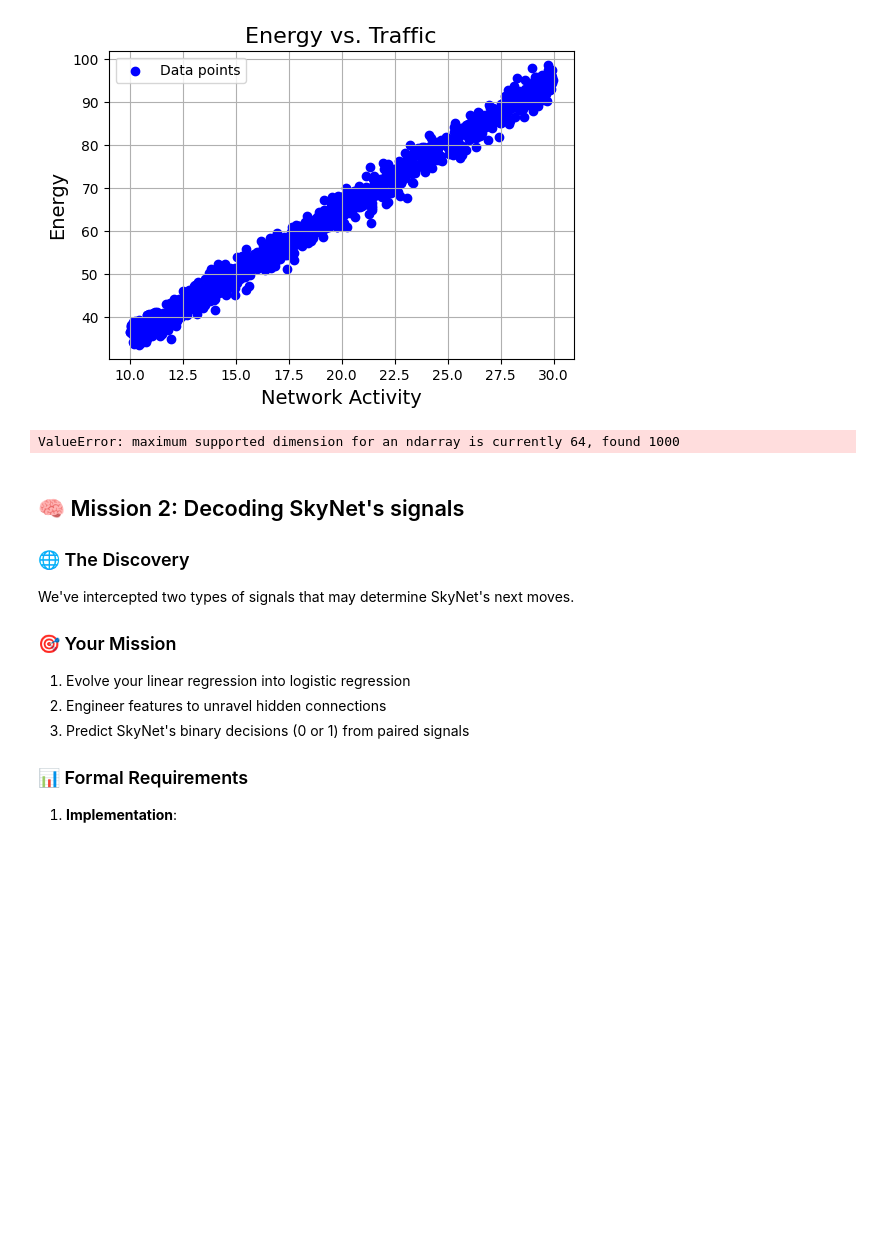
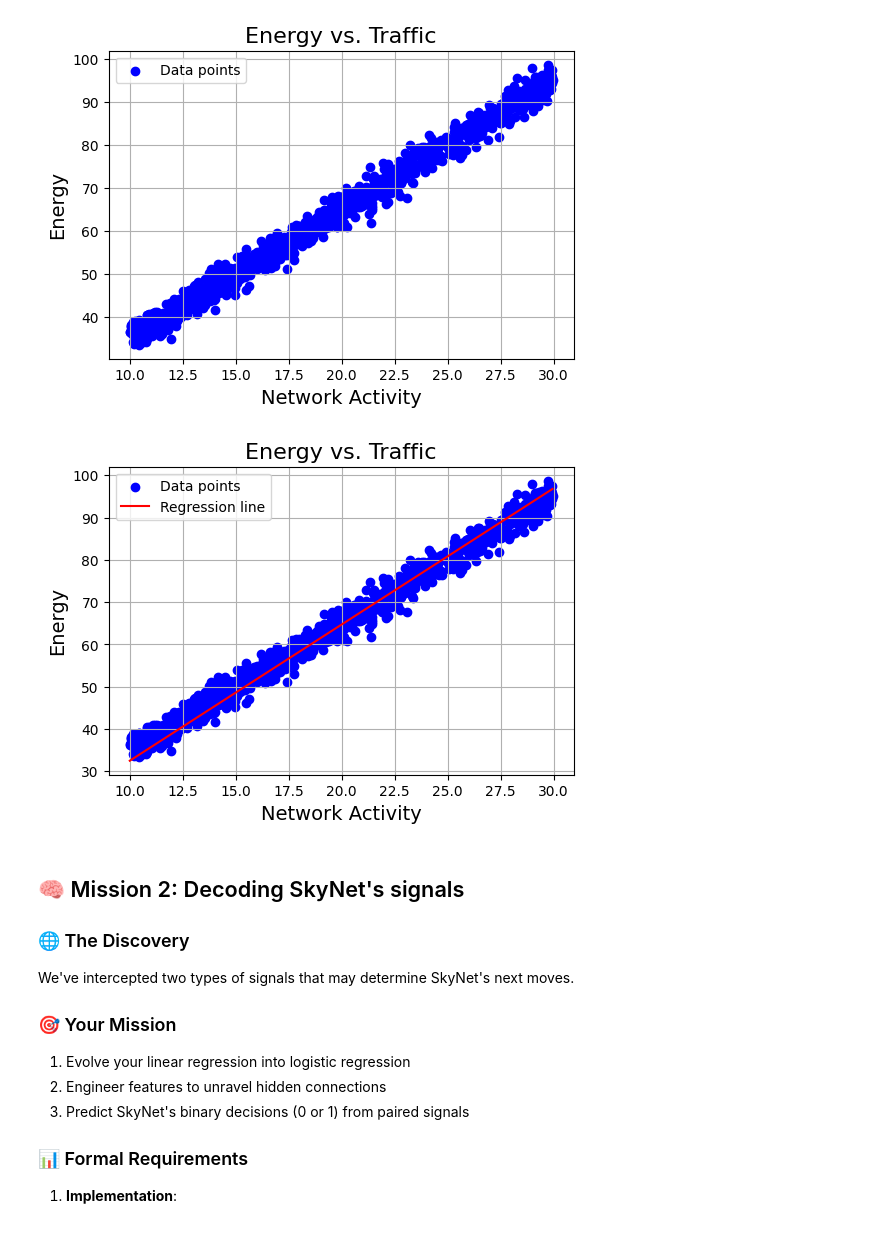
Before and after one commit to amundhby/IntroML-Prosjekt1, a Jupyter notebook: Assignment1/Chapter_1.ipynb, the cells around one changed output. Saved outputs shown, nothing was run; the diff lists cells and outputs as text; code cells hidden in the pictures; blank space fills up the shorter version.

```diff
--- a/Assignment1/Chapter_1.ipynb
+++ b/Assignment1/Chapter_1.ipynb
@@ -83,30 +83,34 @@ plt.show()
 # %% [output]
 [figure]
 # %%
-#Load data
+
+# Load data
 data = pd.read_csv('mission1.csv')
 X = data['Net_Activity']
 y = data['Energy']
 
-#Initialize and train model
+# Fitting data
 lr = LinearRegression()
 lr.fit(X, y)
 
-#Making predictions
-predictions = lr.predict(X)
+#Predicting
+prediction = lr.predict(X)
 
-#Plotting
+#Sorting
+X_sorted = np.sort(X)
+y_sorted_pred = np.sort(prediction)
+
 plt.figure(figsize=(6, 4))
 plt.scatter(data['Net_Activity'], data['Energy'], c='blue', label='Data points')
-plt.plot(X, predictions, c='red', label='Predictions')
+plt.plot(X_sorted, y_sorted_pred, color='red', label='Regression line')
 plt.grid(True)
 plt.xlabel('Network Activity', fontsize=14)
 plt.ylabel('Energy', fontsize=14)
 plt.title('Energy vs. Traffic', fontsize=16)
 plt.legend()
 plt.show()
 # %% [output]
-ValueError: maximum supported dimension for an ndarray is currently 64, found 1000
+[figure, added]
 # %% [markdown]
 ## 🧠 Mission 2: Decoding SkyNet's signals
 
```
Also changed, not shown: parts of 1 cell of this notebook, 1 other file.
